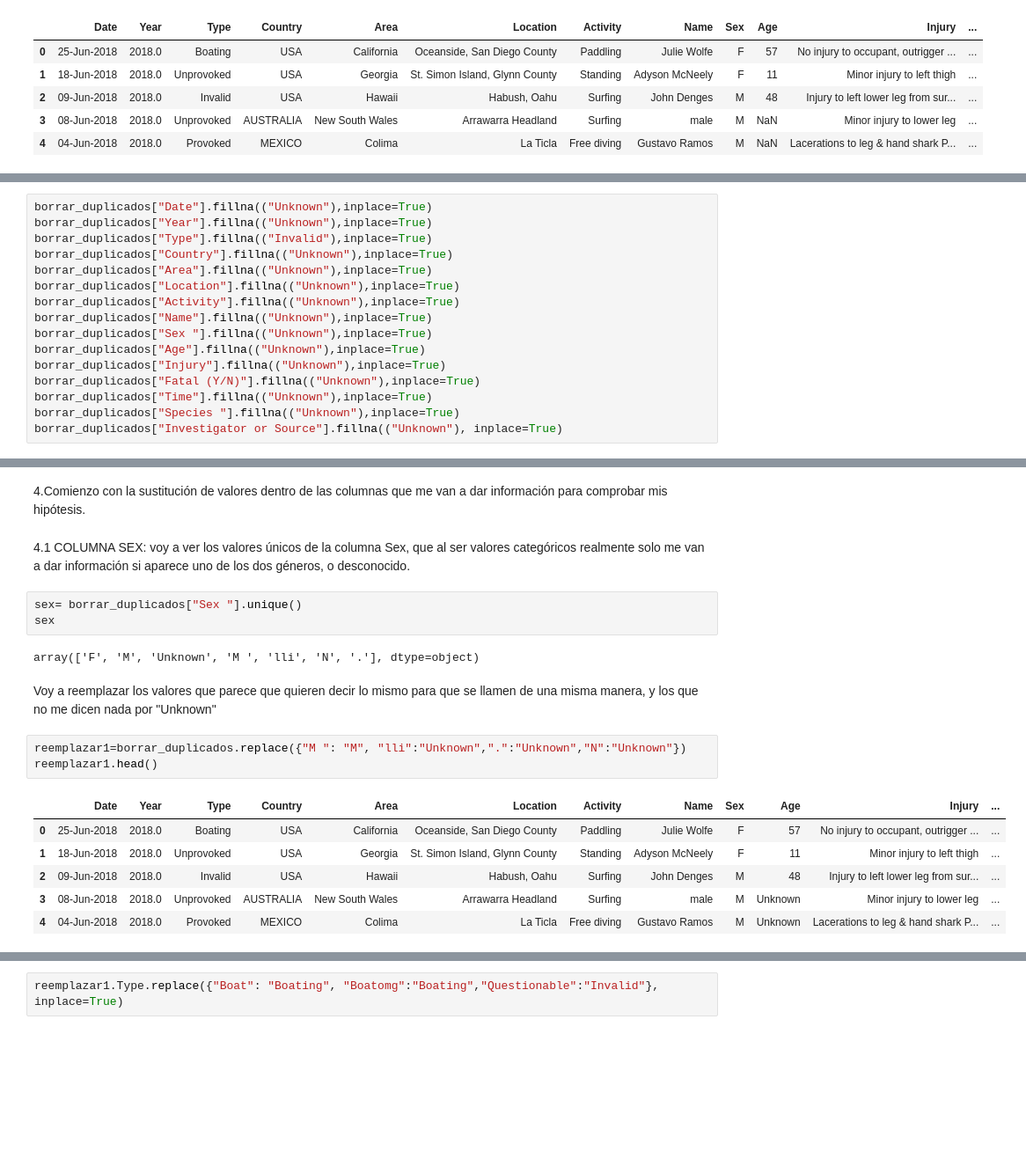
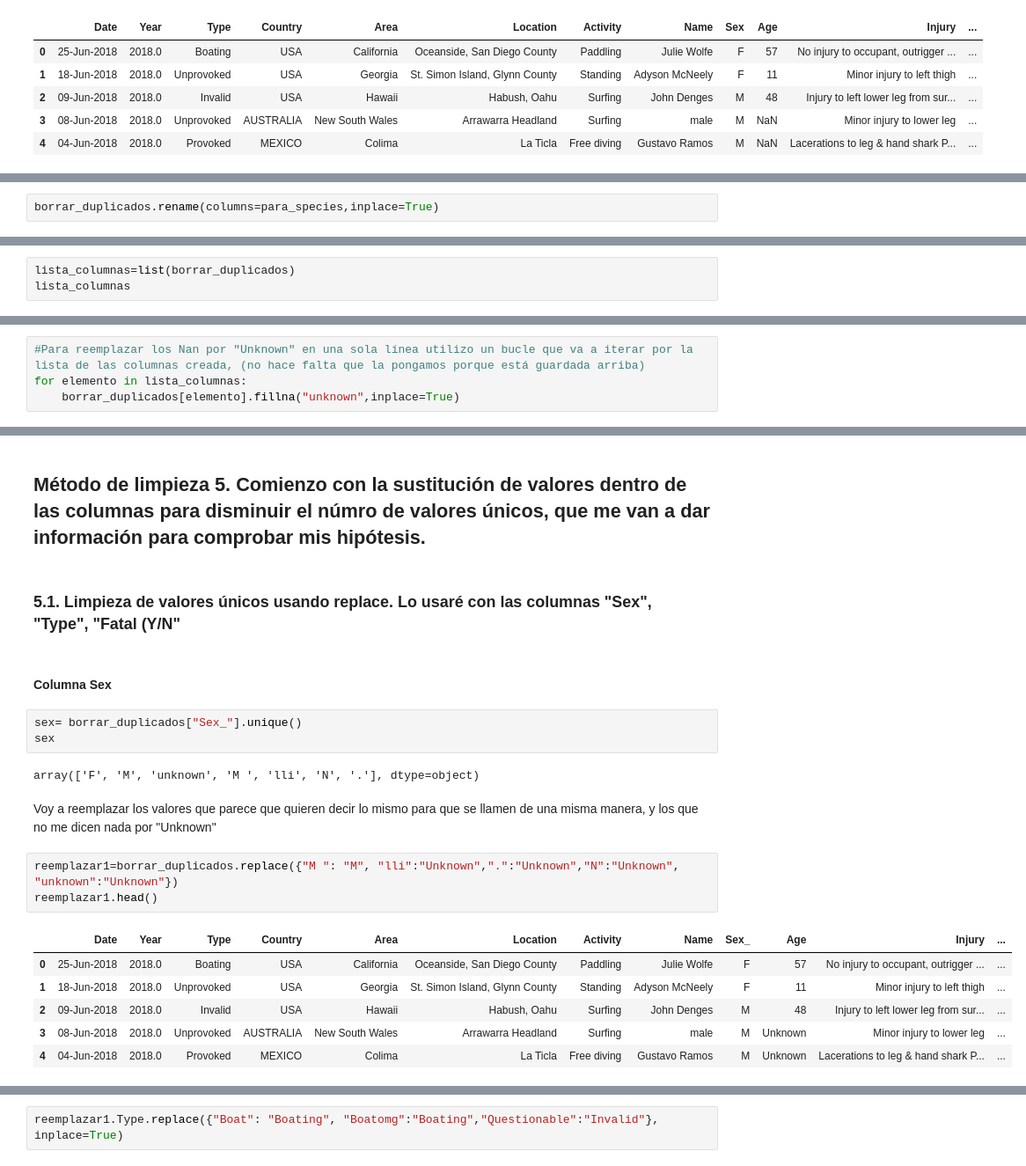
Before and after one commit to Beapsp/proyecto1_pandas, a Jupyter notebook: Proyecto_Pandas_limpieza.ipynb, the cells around one changed output, grey strips where cells are left out. Shown: that part at 88% size. Saved outputs shown, nothing was run; the diff lists cells and outputs as text; blank space fills up the shorter version.

Commit message:
jupyter limpieza

```diff
--- a/Proyecto_Pandas_limpieza.ipynb
+++ b/Proyecto_Pandas_limpieza.ipynb
@@ -71,0 +92,2 @@ Hemos pasado de tener (25723 filas, 24) a tener (6312 filas, 24)
+# %%
+borrar_duplicados.rename(columns=para_species,inplace=True)
@@ -94,16 +125,3 @@ memory usage: 787.6+ KB
-# %%
-borrar_duplicados["Date"].fillna(("Unknown"),inplace=True)
-borrar_duplicados["Year"].fillna(("Unknown"),inplace=True)
-borrar_duplicados["Type"].fillna(("Invalid"),inplace=True)
-borrar_duplicados["Country"].fillna(("Unknown"),inplace=True)
-borrar_duplicados["Area"].fillna(("Unknown"),inplace=True)
-borrar_duplicados["Location"].fillna(("Unknown"),inplace=True)
-borrar_duplicados["Activity"].fillna(("Unknown"),inplace=True)
-borrar_duplicados["Name"].fillna(("Unknown"),inplace=True)
-borrar_duplicados["Sex "].fillna(("Unknown"),inplace=True)
-borrar_duplicados["Age"].fillna(("Unknown"),inplace=True)
-borrar_duplicados["Injury"].fillna(("Unknown"),inplace=True)
-borrar_duplicados["Fatal (Y/N)"].fillna(("Unknown"),inplace=True)
-borrar_duplicados["Time"].fillna(("Unknown"),inplace=True)
-borrar_duplicados["Species "].fillna(("Unknown"),inplace=True)
-borrar_duplicados["Investigator or Source"].fillna(("Unknown"), inplace=True)
+# %%
+lista_columnas=list(borrar_duplicados)
+lista_columnas
@@ -109,0 +144,4 @@ borrar_duplicados["Investigator or Source"].fillna(("Unknown"), inplace=True)
+# %%
+#Para reemplazar los Nan por "Unknown" en una sola línea utilizo un bucle que va a iterar por la lista de las columnas creada, (no hace falta que la pongamos porque está guardada arriba)
+for elemento in lista_columnas:
+    borrar_duplicados[elemento].fillna("unknown",inplace=True)
@@ -119,19 +162,21 @@ borrar_duplicados.head()
 # %% [markdown]
-4.Comienzo con la sustitución de valores dentro de las columnas que me van a dar información para comprobar mis hipótesis.
+## Método de limpieza 5. Comienzo con la sustitución de valores dentro de las columnas para disminuir el númro de valores únicos, que me van a dar información para comprobar mis hipótesis.
-# %% [markdown]
-4.1 COLUMNA SEX: voy a ver los valores únicos de la columna Sex, que al ser valores categóricos realmente solo me van a dar información si aparece uno de los dos géneros, o desconocido.
+# %% [markdown]
+### 5.1. Limpieza de valores únicos usando replace. Lo usaré con las columnas "Sex", "Type", "Fatal (Y/N"
+# %% [markdown]
+#### Columna Sex
 # %%
-sex= borrar_duplicados["Sex "].unique()
+sex= borrar_duplicados["Sex_"].unique()
 sex
 # %% [output]
-array(['F', 'M', 'Unknown', 'M ', 'lli', 'N', '.'], dtype=object)
+array(['F', 'M', 'unknown', 'M ', 'lli', 'N', '.'], dtype=object)
 # %% [markdown]
 Voy a reemplazar los valores que parece que quieren decir lo mismo para que se llamen de una misma manera, y los que no me dicen nada por "Unknown"
 # %%
-reemplazar1=borrar_duplicados.replace({"M ": "M", "lli":"Unknown",".":"Unknown","N":"Unknown"})
+reemplazar1=borrar_duplicados.replace({"M ": "M", "lli":"Unknown",".":"Unknown","N":"Unknown", "unknown":"Unknown"})
 reemplazar1.head()
 # %% [output]
-|  | Date | Year | Type | Country | Area | Location | Activity | Name | Sex | Age | Injury | ... |
+|  | Date | Year | Type | Country | Area | Location | Activity | Name | Sex_ | Age | Injury | ... |
 | 0 | 25-Jun-2018 | 2018.0 | Boating | USA | California | Oceanside, San Diego County | Paddling | Julie Wolfe | F | 57 | No injury to occupant, outrigger ... | ... |
 | 1 | 18-Jun-2018 | 2018.0 | Unprovoked | USA | Georgia | St. Simon Island, Glynn County | Standing | Adyson McNeely | F | 11 | Minor injury to left thigh | ... |
 | 2 | 09-Jun-2018 | 2018.0 | Invalid | USA | Hawaii | Habush, Oahu | Surfing | John Denges | M | 48 | Injury to left lower leg from sur... | ... |
```
Also changed, not shown: parts of 130 cells of this notebook, 3 other files.
